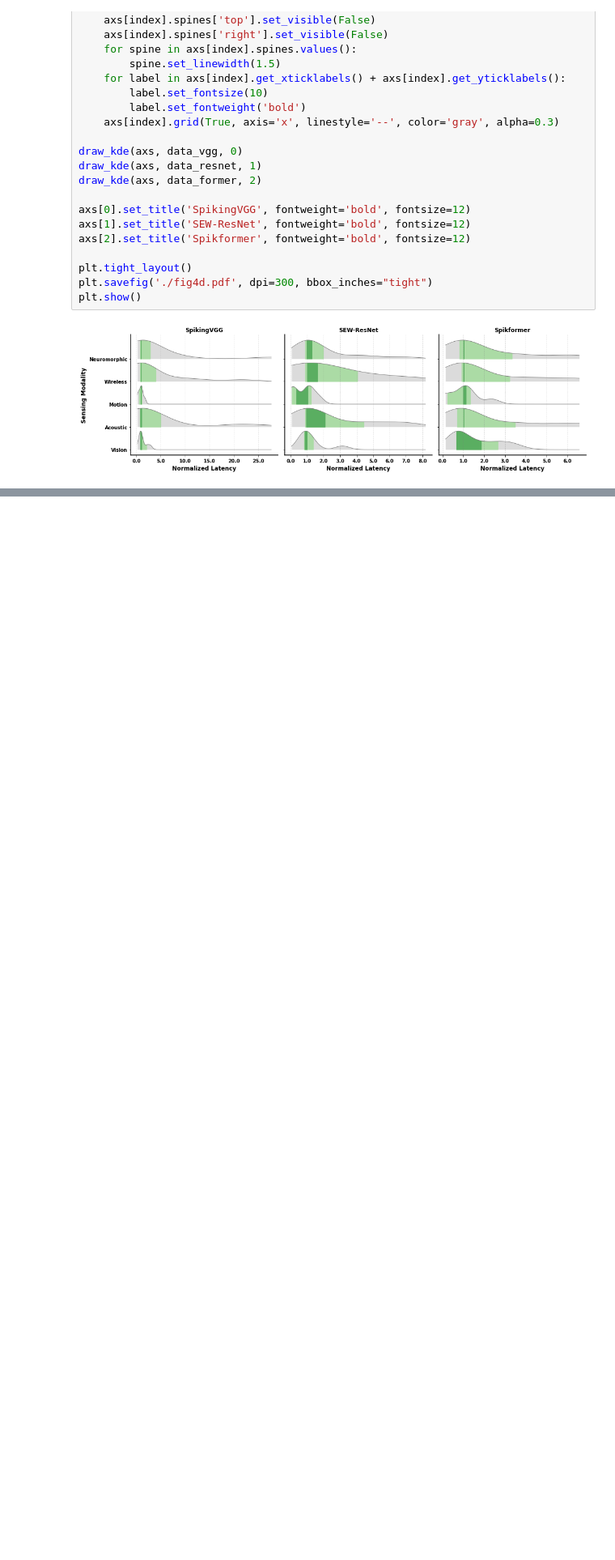
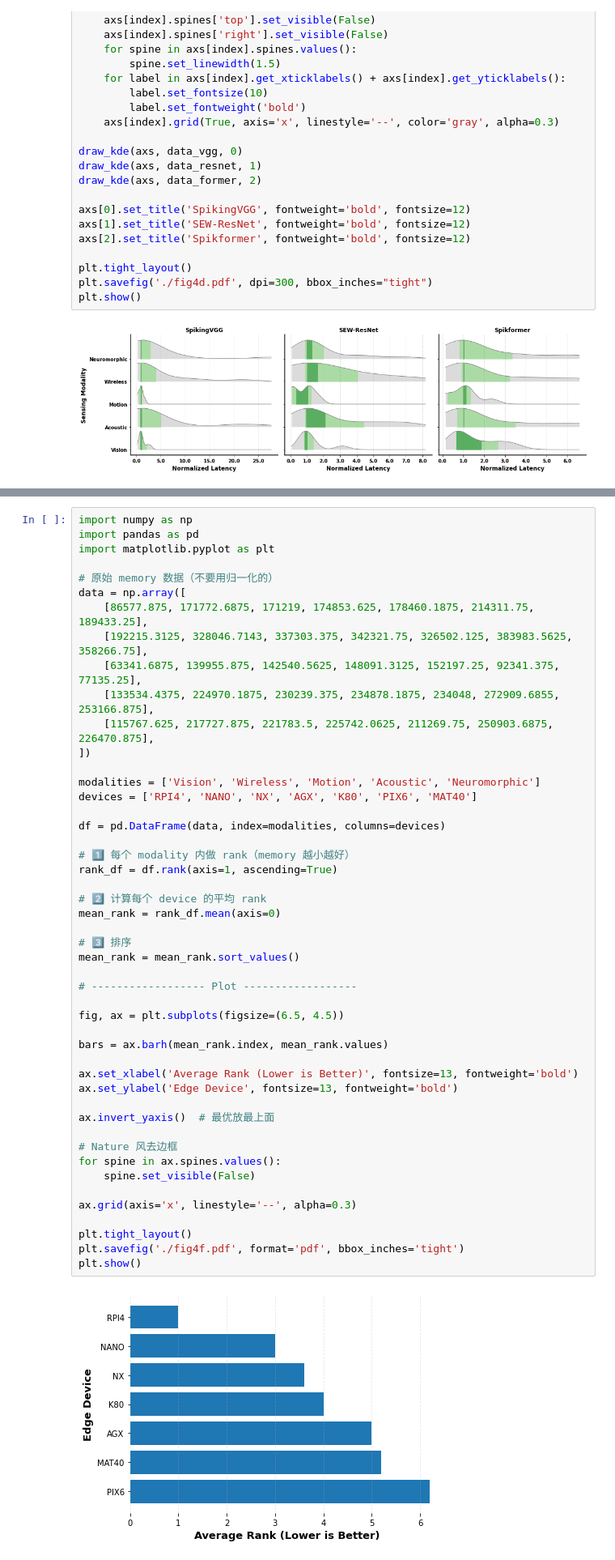
Before and after one commit to yudi-mars/Soul, a Jupyter notebook: demo/EDA_main.ipynb, the cells around one changed output, grey strips where cells are left out. Shown at 81% size. Cells and saved outputs as stored; diff of their text form; blank space fills up the shorter version.

```diff
--- a/demo/EDA_main.ipynb
+++ b/demo/EDA_main.ipynb
@@ -794 +900,51 @@ plt.show()
+# %%
+import numpy as np
+import pandas as pd
+import matplotlib.pyplot as plt
+
+# 原始 memory 数据（不要用归一化的）
+data = np.array([
+    [86577.875, 171772.6875, 171219, 174853.625, 178460.1875, 214311.75, 189433.25],
+    [192215.3125, 328046.7143, 337303.375, 342321.75, 326502.125, 383983.5625, 358266.75],
+    [63341.6875, 139955.875, 142540.5625, 148091.3125, 152197.25, 92341.375, 77135.25],
+    [133534.4375, 224970.1875, 230239.375, 234878.1875, 234048, 272909.6855, 253166.875],
+    [115767.625, 217727.875, 221783.5, 225742.0625, 211269.75, 250903.6875, 226470.875],
+])
+
+modalities = ['Vision', 'Wireless', 'Motion', 'Acoustic', 'Neuromorphic']
+devices = ['RPI4', 'NANO', 'NX', 'AGX', 'K80', 'PIX6', 'MAT40']
+
+df = pd.DataFrame(data, index=modalities, columns=devices)
+
+# 1️⃣ 每个 modality 内做 rank（memory 越小越好）
+rank_df = df.rank(axis=1, ascending=True)
+
+# 2️⃣ 计算每个 device 的平均 rank
+mean_rank = rank_df.mean(axis=0)
+
+# 3️⃣ 排序
+mean_rank = mean_rank.sort_values()
+
+# ------------------ Plot ------------------
+
+fig, ax = plt.subplots(figsize=(6.5, 4.5))
+
+bars = ax.barh(mean_rank.index, mean_rank.values)
+
+ax.set_xlabel('Average Rank (Lower is Better)', fontsize=13, fontweight='bold')
+ax.set_ylabel('Edge Device', fontsize=13, fontweight='bold')
+
+ax.invert_yaxis()  # 最优放最上面
+
+# Nature 风去边框
+for spine in ax.spines.values():
+    spine.set_visible(False)
+
+ax.grid(axis='x', linestyle='--', alpha=0.3)
+
+plt.tight_layout()
+plt.savefig('./fig4f.pdf', format='pdf', bbox_inches='tight')
+plt.show()
+# %% [output]
+[figure, added]
 # %%
```
Also changed, not shown: parts of 5 cells of this notebook, 7 other files.
